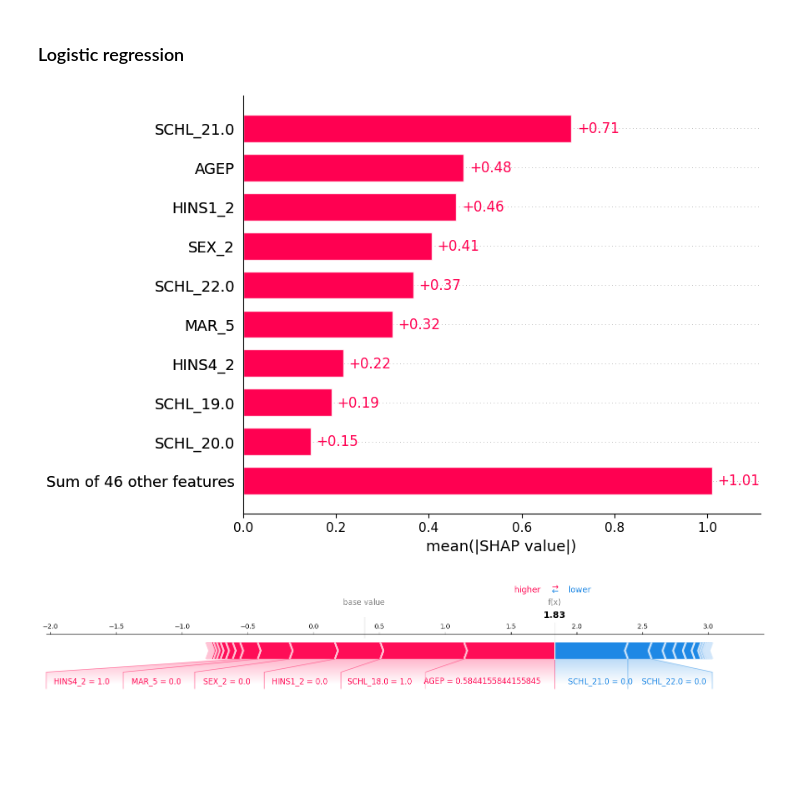
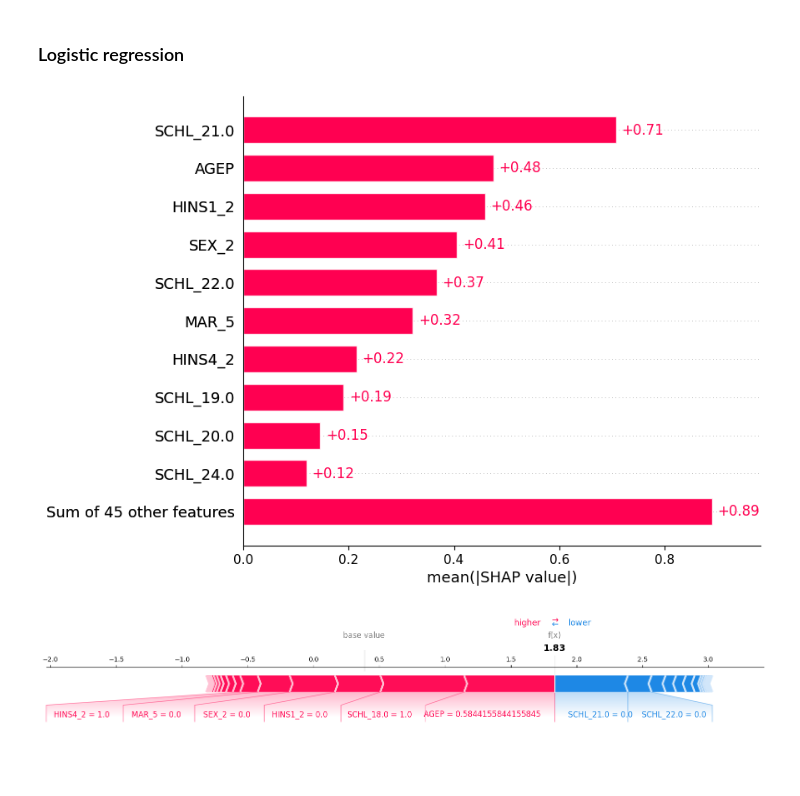
Before and after one commit to jorgedelpozolerida/-KDS_AlgorithmicFairness, a Jupyter notebook: Assignment1/assignment1.ipynb, the cells around one changed output. Drawn from its saved outputs; the diff is of its cells as text; code cells hidden in the pictures.

Commit message:
3rd task update plot

```diff
--- a/Assignment1/assignment1.ipynb
+++ b/Assignment1/assignment1.ipynb
@@ -476,10 +476,10 @@ included?
 # %%
 import shap
 explainer_lr = shap.Explainer(logreg_model, X_train, feature_names=np.array(data.columns))
 shap_values_lr = explainer_lr(X_test)
-shap.plots.bar(shap_values_lr)
+shap.plots.bar(shap_values_lr, max_display=11)
 # %% [output]
-[figure, old version]
+[figure, new version]
 # %%
 shap.force_plot(shap_values_lr[0],  matplotlib=True)
 # %% [output]
```
Also changed, not shown: parts of 3 cells of this notebook, 6 other files.
